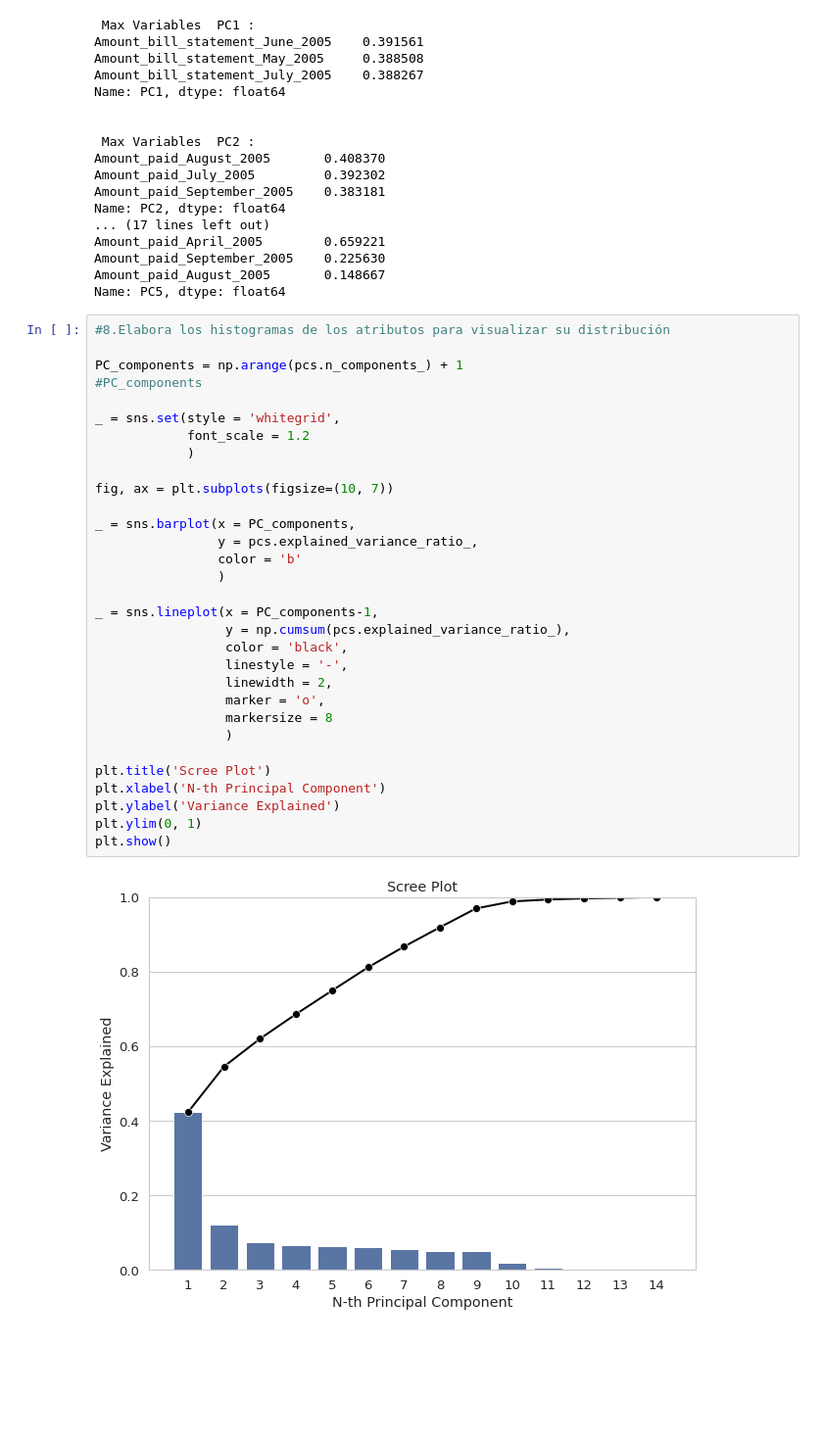
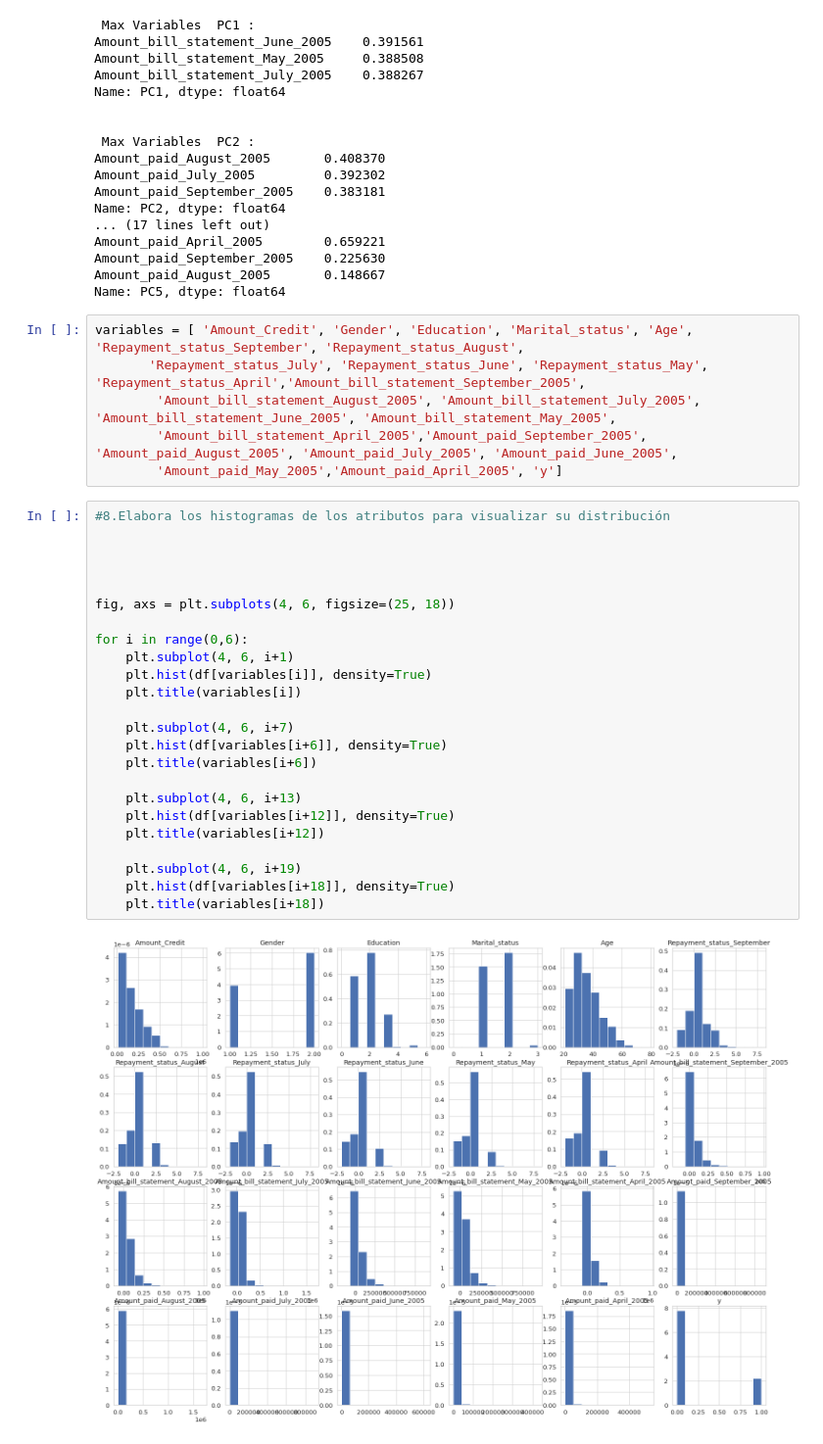
Before and after one commit to PosgradoMNA/actividades-de-aprendizaje-JulioperezA01793880, a Jupyter notebook: visualizacion_DS_Julio_perez_AA01793880.ipynb, the cells around one changed output. Shown: that part at 98% size. Cells and saved outputs as stored; diff of their text form; blank space fills up the shorter version.

```diff
--- a/visualizacion_DS_Julio_perez_AA01793880.ipynb
+++ b/visualizacion_DS_Julio_perez_AA01793880.ipynb
@@ -310,36 +310,35 @@ Amount_paid_April_2005        0.659221
 Amount_paid_September_2005    0.225630
 Amount_paid_August_2005       0.148667
 Name: PC5, dtype: float64
-# %%
-#8.Elabora los histogramas de los atributos para visualizar su distribución
-
-PC_components = np.arange(pcs.n_components_) + 1
-#PC_components
-
-_ = sns.set(style = 'whitegrid',
-            font_scale = 1.2
-            )
-
-fig, ax = plt.subplots(figsize=(10, 7))
-
-_ = sns.barplot(x = PC_components,
-                y = pcs.explained_variance_ratio_,
-                color = 'b'
-                )
-
-_ = sns.lineplot(x = PC_components-1,
-                 y = np.cumsum(pcs.explained_variance_ratio_),
-                 color = 'black',
-                 linestyle = '-',
-                 linewidth = 2,
-                 marker = 'o',
-                 markersize = 8
-                 )
-
-plt.title('Scree Plot')
-plt.xlabel('N-th Principal Component')
-plt.ylabel('Variance Explained')
-plt.ylim(0, 1)
-plt.show()
-# %% [output]
-[figure, removed]
+# %%
+variables = [ 'Amount_Credit', 'Gender', 'Education', 'Marital_status', 'Age', 'Repayment_status_September', 'Repayment_status_August',
+       'Repayment_status_July', 'Repayment_status_June', 'Repayment_status_May', 'Repayment_status_April','Amount_bill_statement_September_2005',
+        'Amount_bill_statement_August_2005', 'Amount_bill_statement_July_2005', 'Amount_bill_statement_June_2005', 'Amount_bill_statement_May_2005',
+        'Amount_bill_statement_April_2005','Amount_paid_September_2005', 'Amount_paid_August_2005', 'Amount_paid_July_2005', 'Amount_paid_June_2005',
+        'Amount_paid_May_2005','Amount_paid_April_2005', 'y']
+# %%
+#8.Elabora los histogramas de los atributos para visualizar su distribución
+
+
+
+
+fig, axs = plt.subplots(4, 6, figsize=(25, 18))
+
+for i in range(0,6):
+    plt.subplot(4, 6, i+1)
+    plt.hist(df[variables[i]], density=True)
+    plt.title(variables[i])
+
+    plt.subplot(4, 6, i+7)
+    plt.hist(df[variables[i+6]], density=True)
+    plt.title(variables[i+6])
+
+    plt.subplot(4, 6, i+13)
+    plt.hist(df[variables[i+12]], density=True)
+    plt.title(variables[i+12])
+
+    plt.subplot(4, 6, i+19)
+    plt.hist(df[variables[i+18]], density=True)
+    plt.title(variables[i+18])
+# %% [output]
+[figure, added]
```
Also changed, not shown: parts of 2 cells of this notebook.
